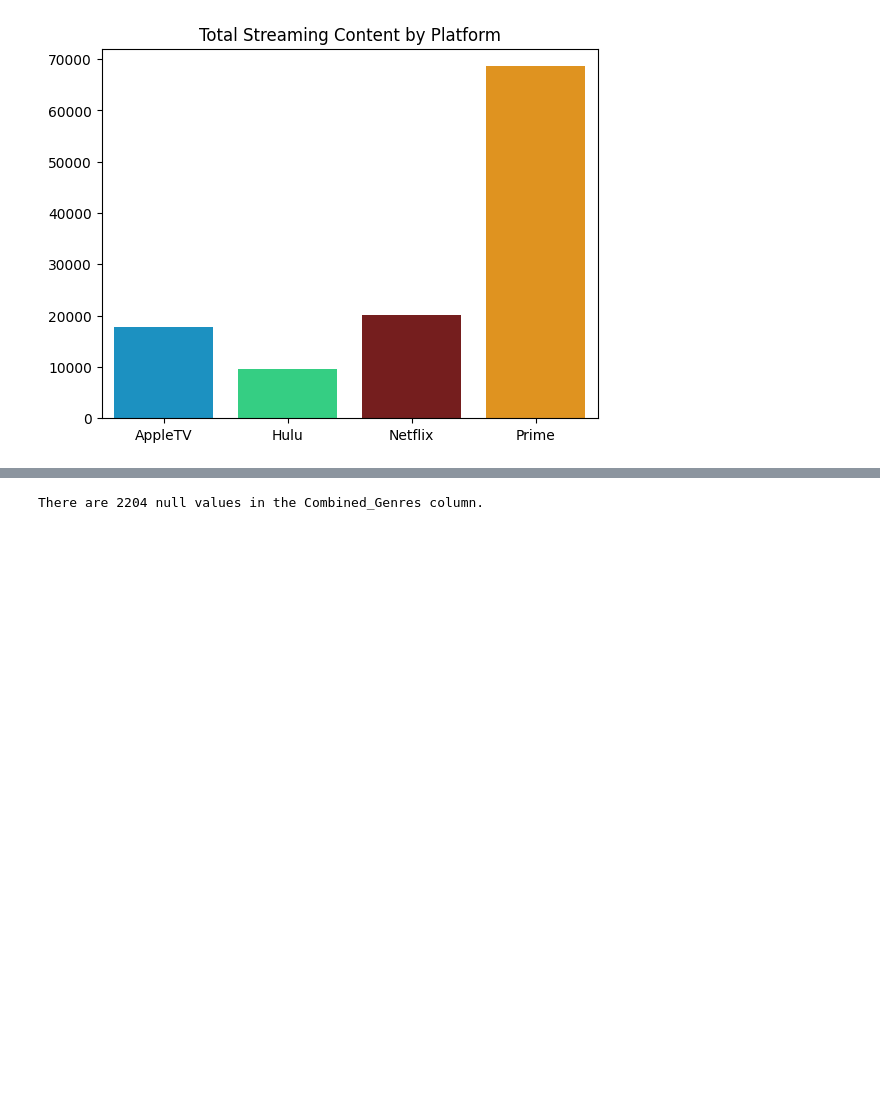
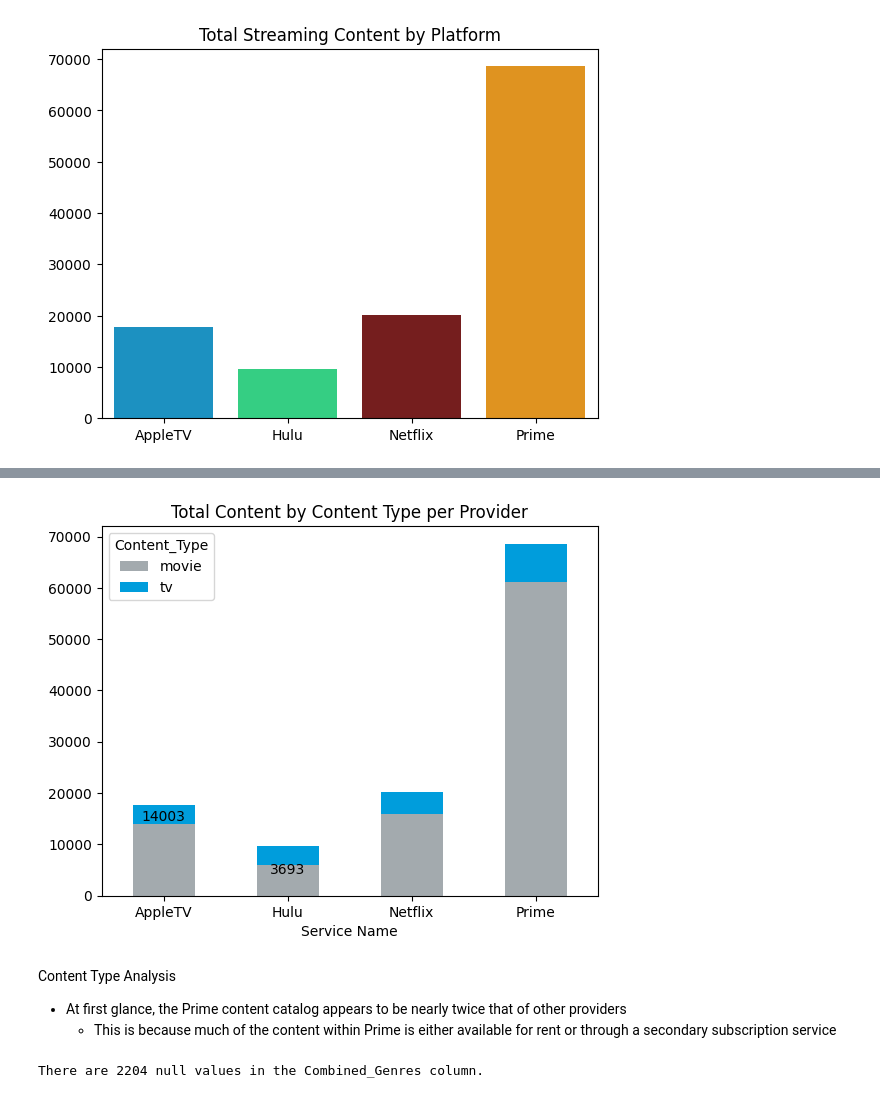
Before and after one commit to rkynhoff/Streaming_Service_Comparisons, a Jupyter notebook: STRM_SERV_COMP_V2.ipynb, the cells around one changed output, grey strips where cells are left out. Saved outputs shown, nothing was run; the diff lists cells and outputs as text; code cells hidden in the pictures; blank space fills up the shorter version.

```diff
--- a/STRM_SERV_COMP_V2.ipynb
+++ b/STRM_SERV_COMP_V2.ipynb
@@ -672,3 +674,38 @@ sn.catplot(x = "Content_Type", hue = "Service_Name", data = streaming_clean, kin
+# %%
+# Attempt at adding value_count labels
+# Group by Service_Name and count the number of each Content_Type
+cont_type = streaming_clean.groupby(["Service_Name", "Content_Type"]).size().reset_index(name="count")
+
+# Plot the result of the grouped data above as a stacked bar plot with specific coloring
+cont_typepivot = cont_type.pivot_table(index="Service_Name", columns="Content_Type", values="count", fill_value=0)
+cont_typepivot.plot(kind =  "bar", stacked = True, color = ["#A3AAAE", "#009DDC"])
+
+# Relable the x axis
+plt.xlabel("Service Name")
+# Reposition the x labels so they are horizontal with the x axis
+plt.xticks(rotation = 360)
+# Create a chart title
+plt.title("Total Content by Content Type per Provider")
+
+# Get the height of the bars
+bar_heights = cont_typepivot.iloc[0].values
+
+# Get the x positions of the bars
+bar_positions = range(len(cont_typepivot.columns))
+
+# Create value count labels inside the bars on the graph
+for i, height in enumerate(bar_heights):
+    if height > 0:
+        plt.text(bar_positions[i], height + 5, str(int(height)), ha='center', va='bottom')
+
+# Show the plot
+plt.show()
+# %% [output]
+[figure, added]
+# %% [markdown]
+Content Type Analysis
+- At first glance, the Prime content catalog appears to be nearly twice that of other providers
+    - This is because much of the content within Prime is either available for rent or through a secondary subscription service
 # %%
 combined_null = streaming_clean["Combined_Genres"].isnull().sum()
 
```
Also changed, not shown: parts of 11 cells of this notebook, 1 other file.
